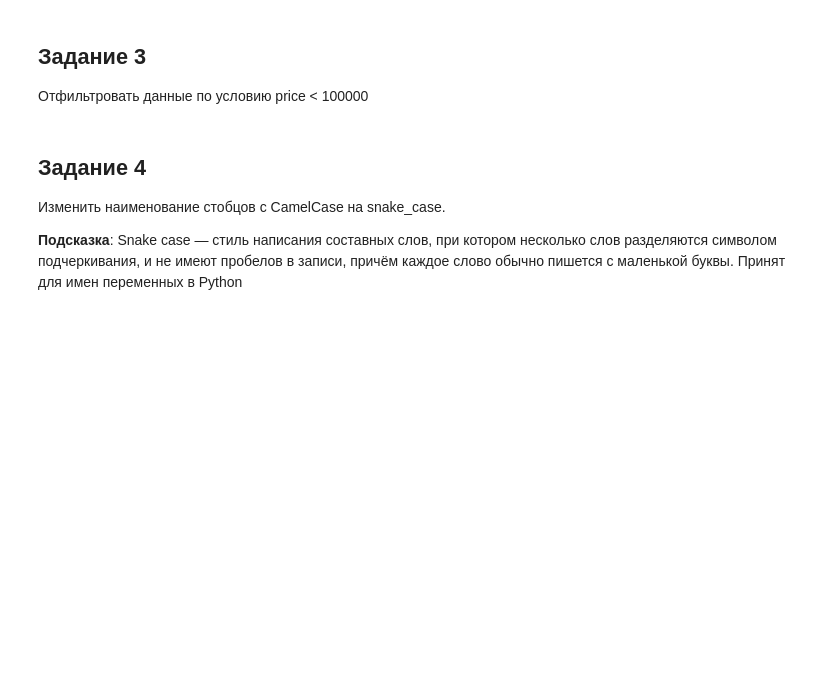
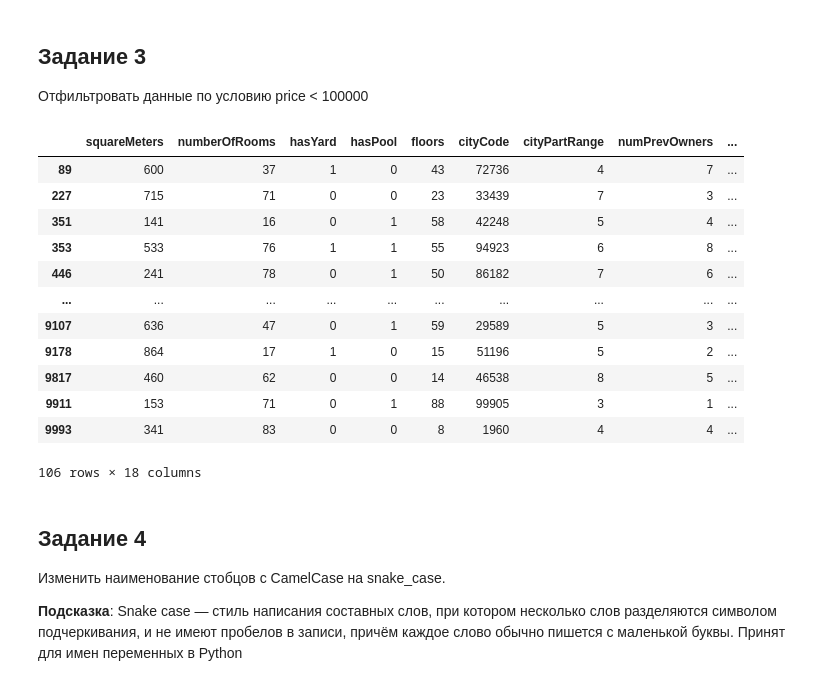
Before and after one commit to K0TOFEY/ML_lessons, a Jupyter notebook: pz_2_pandas (1).ipynb, the cells around one changed output. Drawn from its saved outputs; the diff is of its cells as text; code cells hidden in the pictures; blank space fills up the shorter version.

```diff
--- a/pz_2_pandas (1).ipynb
+++ b/pz_2_pandas (1).ipynb
@@ -947,6 +966,21 @@ dtype: int64
 Отфильтровать данные по условию price < 100000
 # %%
 # Ваш код
+data[data['price'] < 100000]
+# %% [output]
+|  | squareMeters | numberOfRooms | hasYard | hasPool | floors | cityCode | cityPartRange | numPrevOwners | ... |
+| 89 | 600 | 37 | 1 | 0 | 43 | 72736 | 4 | 7 | ... |
+| 227 | 715 | 71 | 0 | 0 | 23 | 33439 | 7 | 3 | ... |
+| 351 | 141 | 16 | 0 | 1 | 58 | 42248 | 5 | 4 | ... |
+| 353 | 533 | 76 | 1 | 1 | 55 | 94923 | 6 | 8 | ... |
+| 446 | 241 | 78 | 0 | 1 | 50 | 86182 | 7 | 6 | ... |
+| ... | ... | ... | ... | ... | ... | ... | ... | ... | ... |
+| 9107 | 636 | 47 | 0 | 1 | 59 | 29589 | 5 | 3 | ... |
+| 9178 | 864 | 17 | 1 | 0 | 15 | 51196 | 5 | 2 | ... |
+| 9817 | 460 | 62 | 0 | 0 | 14 | 46538 | 8 | 5 | ... |
+| 9911 | 153 | 71 | 0 | 1 | 88 | 99905 | 3 | 1 | ... |
+| 9993 | 341 | 83 | 0 | 0 | 8 | 1960 | 4 | 4 | ... |
+106 rows × 18 columns
 # %% [markdown]
 ## Задание 4
 Изменить наименование стобцов с CamelCase на snake_case.
```
Also changed, not shown: parts of 20 cells of this notebook, 2 other files.
